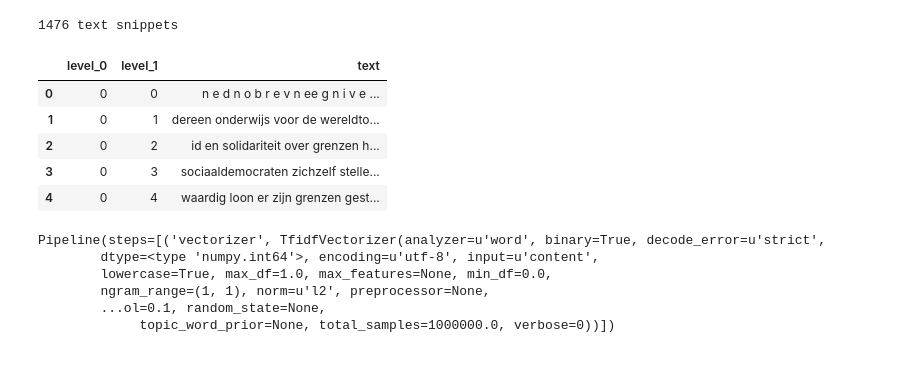
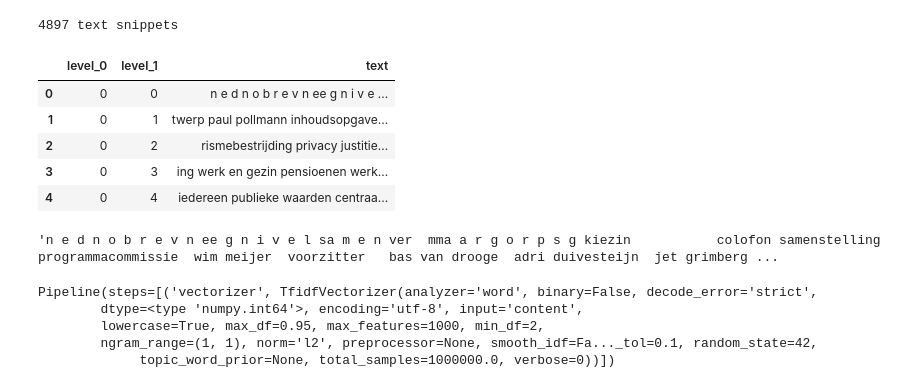
Before and after one commit to bbroeksema/verkiezingen-2017, a Jupyter notebook: notebooks/1.0-arb-topic-extraction.ipynb, the cells around one changed output. Saved outputs shown, nothing was run; the diff lists cells and outputs as text; code cells hidden in the pictures.

```diff
--- a/notebooks/1.0-arb-topic-extraction.ipynb
+++ b/notebooks/1.0-arb-topic-extraction.ipynb
@@ -21,0 +10,20 @@ raw.head()
+# %%
+import json
+
+with open('../data/partijen-metadata.json', 'r') as f:
+     meta = json.load(f)
+
+party_dict = {}
+for party_data in meta['partijen']:
+    party_id = party_data['lijst']
+    party_name = party_data['naam'].encode('utf-8')
+    party_dict["{:02d}".format(party_id)] = party_name
+# %%
+# from src.preprocessing import pdf_to_df
+# raw = pdf_to_df(data_dir='../data/')
+
+raw = pd.read_csv('../data/processed/dataframe.csv')
+raw['file'] = raw['file'].replace(to_replace=party_dict, regex=True).apply(lambda x: x.split('-')[1])
+raw.rename(columns={'file': 'party'}, inplace=True)
+
+raw.head()
@@ -22,20 +37,24 @@ raw.head()
 # %%
 def chunk_string(string, length):
     return [string[0+i:length+i] for i in range(0, len(string), length)]
 
-df = raw['text'].apply(lambda x: pd.Series(chunk_string(x, length=2000))).stack().reset_index()
+df = raw['text'].apply(lambda x: pd.Series(chunk_string(x, length=600))).stack().reset_index()
 df.rename(columns={0: 'text'}, inplace=True)
 
 print "{:d} text snippets".format(len(df))
 df.head()
 # %% [output]
-1476 text snippets
+4897 text snippets
 |  | level_0 | level_1 | text |
 | 0 | 0 | 0 | n e d n o b r e v n ee g n i v e ... |
-| 1 | 0 | 1 | dereen onderwijs voor de wereldto... |
-| 2 | 0 | 2 | id en solidariteit over grenzen h... |
-| 3 | 0 | 3 | sociaaldemocraten zichzelf stelle... |
-| 4 | 0 | 4 | waardig loon er zijn grenzen gest... |
+| 1 | 0 | 1 | twerp paul pollmann inhoudsopgave... |
+| 2 | 0 | 2 | rismebestrijding privacy justitie... |
+| 3 | 0 | 3 | ing werk en gezin pensioenen werk... |
+| 4 | 0 | 4 | iedereen publieke waarden centraa... |
+# %%
+df.loc[0,'text']
+# %% [output]
+'n e d n o b r e v n ee g n i v e l sa m e n ver  mma a r g o r p s g kiezin           colofon samenstelling programmacommissie  wim meijer  voorzitter   bas van drooge  adri duivesteijn  jet grimberg ...
 # %%
 from sklearn.feature_extraction.text import TfidfVectorizer
 from sklearn.pipeline import Pipeline
@@ -43,7 +62,6 @@ from nltk.corpus import stopwords
 
 import nltk
 from nltk.stem.snowball import DutchStemmer
-import re
 
 from sklearn.decomposition import LatentDirichletAllocation
 
@@ -59,29 +77,28 @@ from sklearn.decomposition import LatentDirichletAllocation
 n_topics = 10
 
 estimator = Pipeline(steps=[
-    ('vectorizer', TfidfVectorizer(input=u'content', encoding=u'utf-8',
-                                   decode_error=u'strict', strip_accents=None,
+
+    ('vectorizer', TfidfVectorizer(input='content', encoding='utf-8',
+                                   decode_error='strict', strip_accents=None,
                                    lowercase=True, preprocessor=None, tokenizer=None,
-                                   analyzer=u'word', stop_words=stopwords.words('dutch'),
-                                   ngram_range=(1, 1), max_df=1.0, min_df=0.0, max_features=None,
-                                   vocabulary=None, binary=True, dtype=np.int64,
-                                   norm=u'l2', use_idf=False, smooth_idf=False, sublinear_tf=False)),
+                                   analyzer='word', stop_words=stopwords.words('dutch'),
+                                   ngram_range=(1, 1), max_df=0.95, min_df=2, max_features=1000,
+                                   vocabulary=None, binary=False, dtype=np.int64,
+                                   norm='l2', use_idf=True, smooth_idf=False, sublinear_tf=False)),
 
     ('model', LatentDirichletAllocation(n_topics=n_topics, doc_topic_prior=None, topic_word_prior=None,
-                                        learning_method='batch', learning_decay=0.7, learning_offset=10.0,
-                                        max_iter=20,
-                                        batch_size=128, evaluate_every=-1, total_samples=1000000.0, perp_tol=0.1,
+                                        learning_method='online', learning_decay=0.7, learning_offset=10.,
+                                        max_iter=10, batch_size=128, evaluate_every=-1, total_samples=1000000.0,
                                         mean_change_tol=0.001, max_doc_update_iter=100, n_jobs=1, verbose=0,
-                                        random_state=None))])
+                                        random_state=42))])
 
 estimator.fit_transform(df['text'].values)
 estimator
 # %% [output]
-Pipeline(steps=[('vectorizer', TfidfVectorizer(analyzer=u'word', binary=True, decode_error=u'strict',
-        dtype=<type 'numpy.int64'>, encoding=u'utf-8', input=u'content',
-        lowercase=True, max_df=1.0, max_features=None, min_df=0.0,
-        ngram_range=(1, 1), norm=u'l2', preprocessor=None,
-        ...ol=0.1, random_state=None,
+Pipeline(steps=[('vectorizer', TfidfVectorizer(analyzer='word', binary=False, decode_error='strict',
+        dtype=<type 'numpy.int64'>, encoding='utf-8', input='content',
+        lowercase=True, max_df=0.95, max_features=1000, min_df=2,
+        ngram_range=(1, 1), norm='l2', preprocessor=None, smooth_idf=Fa..._tol=0.1, random_state=42,
              topic_word_prior=None, total_samples=1000000.0, verbose=0))])
 # %%
 from wordcloud import WordCloud
```
Also changed, not shown: parts of 7 cells of this notebook.
